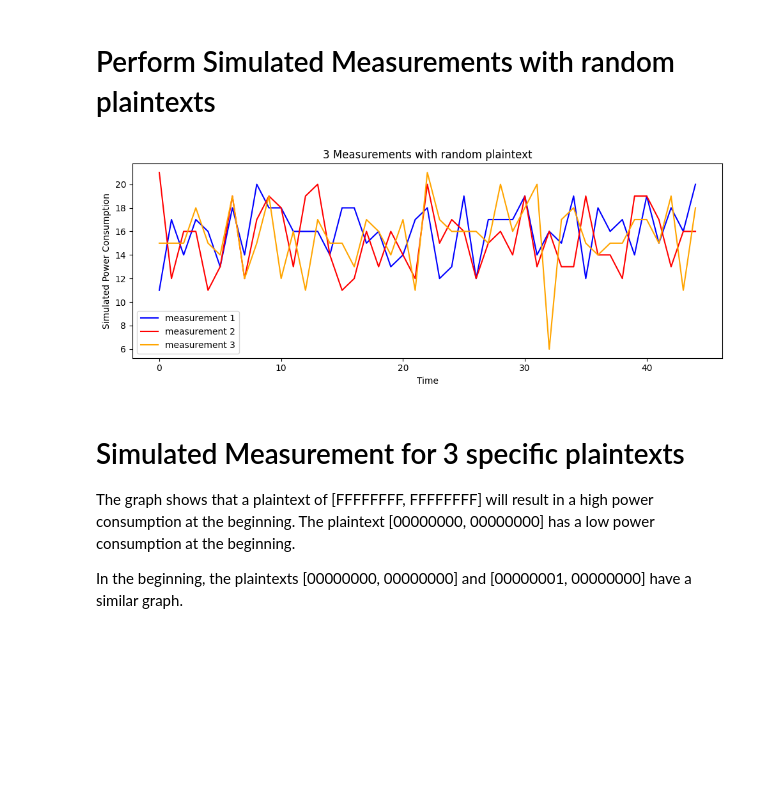
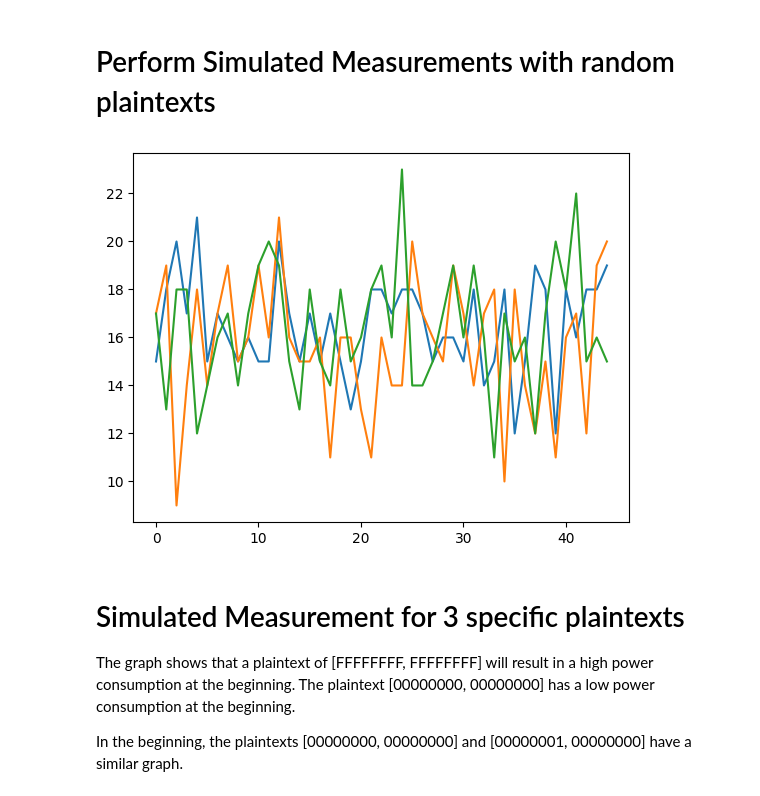
Before and after one commit to Makowe/impl-attck, a Jupyter notebook: simon/simon_64_128_simulation.ipynb, the cells around one changed output. Cells and saved outputs as stored; diff of their text form; code cells hidden in the pictures; blank space fills up the shorter version.

```diff
--- a/simon/simon_64_128_simulation.ipynb
+++ b/simon/simon_64_128_simulation.ipynb
@@ -20,33 +21,30 @@ CORR_DIFF_THRESHOLD = 0.05
 key = rng.integers(0, 2**32, 4, dtype=np.uint32)
 # %%
  # Perform 1000 simulated measurements
-measurements = Measurements()
+plaintexts = np.zeros((NUM_MEASUREMENTS, 2), dtype=np.uint32)
+ciphertexts = np.zeros((NUM_MEASUREMENTS, 2), dtype=np.uint32)
+powers = np.zeros((NUM_MEASUREMENTS, VALS_PER_MEASUREMENT), dtype=np.uint32)
+
 
 for i in range(NUM_MEASUREMENTS):
-    plaintext = rng.integers(0, 2**32, 2, dtype=np.uint32)
-    ciphertext, log = simon_64_128.encrypt_block(plaintext, key)
+    pt = rng.integers(0, 2**32, 2, dtype=np.uint32)
+    ct, log = simon_64_128.encrypt_block(pt, key)
     power = simon_64_128_simulation.log_to_simulated_power(log)
-    measurements.append(Measurement(plaintext, ciphertext, power))
 
-measurements.update_power_2d()
+    plaintexts[i] = pt
+    ciphertexts[i] = ct
+    powers[i, :] = power
+
+measurements = Measurements(plaintexts, ciphertexts, powers)
 
 # Draw 3 simulated traces
-plt.figure(figsize=(10,4))
-vals1 = measurements[0].power
-vals2 = measurements[1].power
-vals3 = measurements[2].power
-
-plt.plot(vals1, color='blue', label='measurement 1')
-plt.plot(vals2, color='red', label='measurement 2')
-plt.plot(vals3, color='orange', label='measurement 3')
-plt.legend()
-plt.xlabel("Time")
-plt.ylabel("Simulated Power Consumption")
-plt.title("3 Measurements with random plaintext")
-plt.tight_layout()
+plt.figure()
+plt.plot(measurements[0].power)
+plt.plot(measurements[1].power)
+plt.plot(measurements[2].power)
 plt.show()
 # %% [output]
-[figure, old version]
+[figure, new version]
 # %% [markdown]
 # Simulated Measurement for 3 specific plaintexts
 
```
Also changed, not shown: parts of 7 cells of this notebook, 4 other files.
